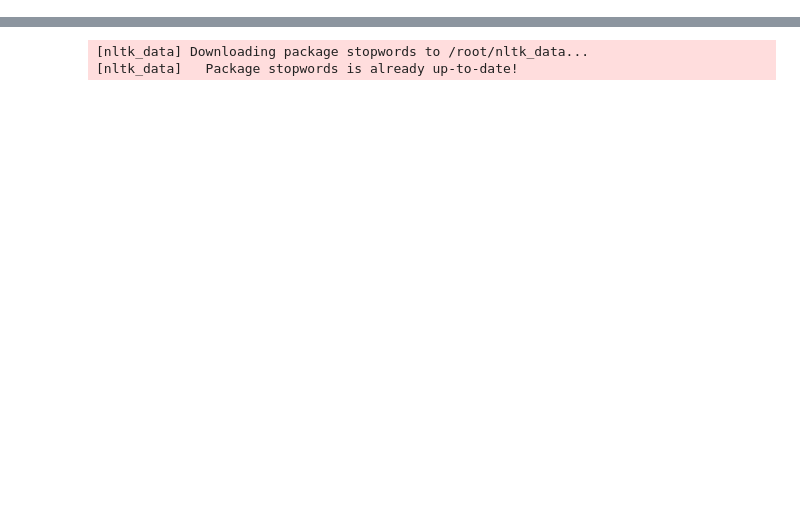
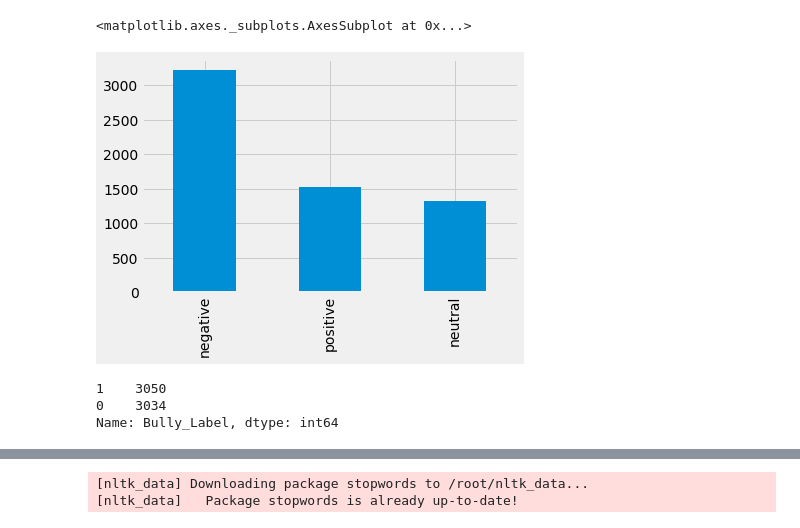
Before and after one commit to nehadubey1205/NLP-College, a Jupyter notebook: OriginalPaperWork_NehaDubey_016_.ipynb, the cells around one changed output, grey strips where cells are left out. Cells and saved outputs as stored; diff of their text form; code cells hidden in the pictures; blank space fills up the shorter version.

```diff
--- a/OriginalPaperWork_NehaDubey_016_.ipynb
+++ b/OriginalPaperWork_NehaDubey_016_.ipynb
@@ -48,0 +62,17 @@ x, x_test, y, y_test = train_test_split(x,y, stratify=y, test_size=0.25, random_
+# %%
+#data = data(np.random.rand(10, 4), columns=['Bully_Label',	'Sentiment_label','Emotion_label'])
+df = pd.DataFrame(data, columns=['Bully_Label',	'Sentiment_label','Emotion_label'])
+#df.plot(x="Emotion_label", y=['Bully_Label'], kind="bar", figsize=(9, 8))
+#[1261]: df2.plot(kind='bar');
+
+
+df['Sentiment_label'].value_counts().plot(kind='bar')
+# %% [output]
+<matplotlib.axes._subplots.AxesSubplot at 0x...>
+[figure, added]
+# %%
+data['Bully_Label'].value_counts()# positive and neutral =0 , negative =1
+# %% [output]
+1    3050
+0    3034
+Name: Bully_Label, dtype: int64
```
Also changed, not shown: parts of 38 cells of this notebook.
